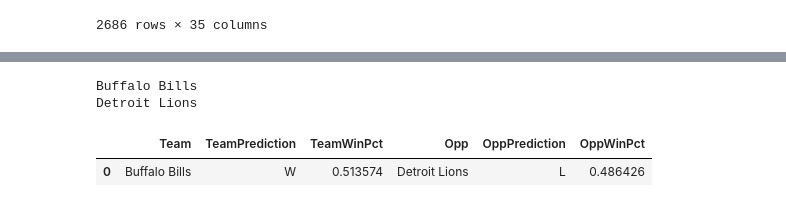
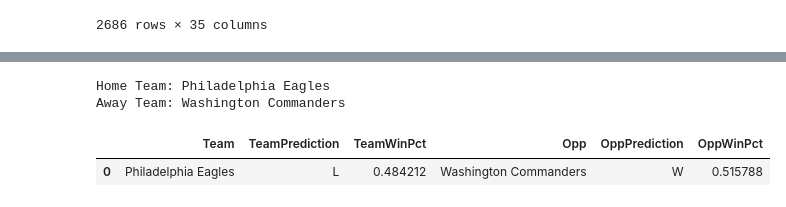
Before and after one commit to Meherzan-Gai/nfl-win-predictor, a Jupyter notebook: predictor.ipynb, the cells around one changed output, grey strips where cells are left out. Cells and saved outputs as stored; diff of their text form; code cells hidden in the pictures.

Commit message:
Fixed bug in predict method where it wouldn't correctly make the predicting table. Brute forced it, will automate it/speed it up later

```diff
--- a/predictor.ipynb
+++ b/predictor.ipynb
@@ -324,6 +324,7 @@ predictorTests.append(['TmScSeasonAvg', 'OppScSeasonAvg', 'Off1stDSeasonAvg', 'O
 
 predictorTests.append(['TmScSeasonAvg', 'OppScSeasonAvg', 'Off1stDSeasonAvg', 'OffTotYdSeasonAvg', 'OffPassYSeasonAvg', 'OffRushYSeasonAvg', 'OffTOSeasonAvg',
                        'Def1stDSeasonAvg', 'DefTotYdSeasonAvg', 'DefPassYSeasonAvg', 'DefRushYSeasonAvg', 'DefTOSeasonAvg',
+                       'TmScSeasonAvg_Opp', 'OppScSeasonAvg_Opp',
                        'Off1stDSeasonAvg_Opp', 'OffTotYdSeasonAvg_Opp', 'OffPassYSeasonAvg_Opp','OffRushYSeasonAvg_Opp', 'OffTOSeasonAvg_Opp',
                        'Def1stDSeasonAvg_Opp', 'DefTotYdSeasonAvg_Opp', 'DefPassYSeasonAvg_Opp', 'DefRushYSeasonAvg_Opp', 'DefTOSeasonAvg_Opp',
                        'SeasonWinPct', 'SeasonWinPct_Opp'])
@@ -609,15 +610,19 @@ homeTeam = input('Input Home Team')
 awayTeam = input('Input Away Team')
 #predictors = ['Home/AwayCode', 'TeamCode', 'OppCode']
 
-predictors = ['TmScSeasonAvg', 'OppScSeasonAvg', 'Off1stDSeasonAvg', 'OffTotYdSeasonAvg', 'OffPassYSeasonAvg', 'OffRushYSeasonAvg', 'OffTOSeasonAvg',
-            'Def1stDSeasonAvg', 'DefTotYdSeasonAvg', 'DefPassYSeasonAvg', 'DefRushYSeasonAvg', 'DefTOSeasonAvg', 'Off1stDSeasonAvg_Opp', 'OffTotYdSeasonAvg_Opp',
-            'OffPassYSeasonAvg_Opp', 'OffRushYSeasonAvg_Opp', 'OffTOSeasonAvg_Opp', 'Def1stDSeasonAvg_Opp', 'DefTotYdSeasonAvg_Opp', 'DefPassYSeasonAvg_Opp',
-            'DefRushYSeasonAvg_Opp', 'DefTOSeasonAvg_Opp', 'SeasonWinPct', 'SeasonWinPct_Opp', 'FormWinPct', 'FormWinPct_Opp']
+predictors = ['TmScSeasonAvg', 'OppScSeasonAvg', 'Off1stDSeasonAvg',
+                    'OffTotYdSeasonAvg', 'OffPassYSeasonAvg', 'OffRushYSeasonAvg',
+                    'OffTOSeasonAvg', 'Def1stDSeasonAvg', 'DefTotYdSeasonAvg', 'DefPassYSeasonAvg',
+                    'DefRushYSeasonAvg', 'DefTOSeasonAvg', 'TmScSeasonAvg_Opp', 'OppScSeasonAvg_Opp',
+                    'Off1stDSeasonAvg_Opp', 'OffTotYdSeasonAvg_Opp',
+                    'OffPassYSeasonAvg_Opp', 'OffRushYSeasonAvg_Opp', 'OffTOSeasonAvg_Opp',
+                    'Def1stDSeasonAvg_Opp', 'DefTotYdSeasonAvg_Opp', 'DefPassYSeasonAvg_Opp',
+                    'DefRushYSeasonAvg_Opp', 'DefTOSeasonAvg_Opp', 'SeasonWinPct', 'SeasonWinPct_Opp']
 
-print(homeTeam)
-print(awayTeam)
+print("Home Team:", homeTeam)
+print("Away Team:", awayTeam)
 
-rf = rf_models[4]
+rf = rf_models[3]
 data = matches_rolling[matches_rolling['Season'] == 2024].copy(deep = True)
 
 
@@ -629,33 +634,63 @@ homeTeamData = homeTeamData.iloc[0]
 awayTeamData = data[data['Team'] == awayTeam]
 awayTeamData = awayTeamData.sort_values('Date', ascending = False)
 #awayTeamData = awayTeamData.dropna(subset = 'Result')
 awayTeamData = awayTeamData.iloc[0]
 
 
 
 matchData = homeTeamData.copy(deep = True)
 matchData['Opp'] = awayTeam
 matchData['DayCode'] = 6 #defaults to sunday
 matchData['OppCode'] = awayTeamData['TeamCode']
+matchData['OppCode'] = awayTeamData['TeamCode']
+
+matchData['TmScSeasonAvg_Opp'] = awayTeamData['TmScSeasonAvg']
+
+matchData['OppScSeasonAvg_Opp'] = awayTeamData['OppScSeasonAvg']
+
+matchData['Off1stDSeasonAvg_Opp'] = awayTeamData['Off1stDSeasonAvg']
+
+matchData['OffTotYdSeasonAvg_Opp'] = awayTeamData['OffTotYdSeasonAvg']
+
+matchData['OffPassYSeasonAvg_Opp'] = awayTeamData['OffPassYSeasonAvg']
+
+matchData['OffRushYSeasonAvg_Opp'] = awayTeamData['OffRushYSeasonAvg']
+
+matchData['OffTOSeasonAvg_Opp'] = awayTeamData['OffTOSeasonAvg']
+
+matchData['Def1stDSeasonAvg_Opp'] = awayTeamData['Def1stDSeasonAvg']
+
+matchData['DefTotYdSeasonAvg_Opp'] = awayTeamData['DefTotYdSeasonAvg']
+
+matchData['DefPassYSeasonAvg_Opp'] = awayTeamData['DefPassYSeasonAvg']
+
+matchData['DefRushYSeasonAvg_Opp'] = awayTeamData['DefRushYSeasonAvg']
+
+matchData['DefTOSeasonAvg_Opp'] = awayTeamData['DefTOSeasonAvg']
+
+matchData['SeasonWinPct_Opp'] = awayTeamData['SeasonWinPct']
+
 #display(matchData)
 
 matchData = pd.Series.to_frame(matchData).transpose()
+
+matchData.to_csv('testingPredictionTable.csv')
 
 gamePreds = rf.predict_proba(matchData[predictors])
 
 teamWinPct = gamePreds[:,1] / (gamePreds[:,1] + gamePreds[:,0])
 
 oppWinPct = gamePreds[:,0] / (gamePreds[:,1] + gamePreds[:,0])
 
 
 gameTable = pd.DataFrame({'Team': homeTeam, 'TeamPrediction': '_', 'TeamWinPct': teamWinPct, 'Opp' : awayTeam, 'OppPrediction': '_', 'OppWinPct': oppWinPct})
 
 gameTable['TeamPrediction'] = gameTable['TeamWinPct'].apply(lambda x : 'W' if x > 0.5 else ('L' if x < 0.5 else 'D'))
 gameTable['OppPrediction'] = gameTable['OppWinPct'].apply(lambda x : 'W' if x > 0.5 else ('L' if x < 0.5 else 'D'))
 
 display(gameTable)
 # %% [output]
-Buffalo Bills
-Detroit Lions
+Home Team: Philadelphia Eagles
+Away Team: Washington Commanders
 |  | Team | TeamPrediction | TeamWinPct | Opp | OppPrediction | OppWinPct |
-| 0 | Buffalo Bills | W | 0.513574 | Detroit Lions | L | 0.486426 |
+| 0 | Philadelphia Eagles | L | 0.484212 | Washington Commanders | W | 0.515788 |
```
Also changed, not shown: parts of 3 cells of this notebook.
